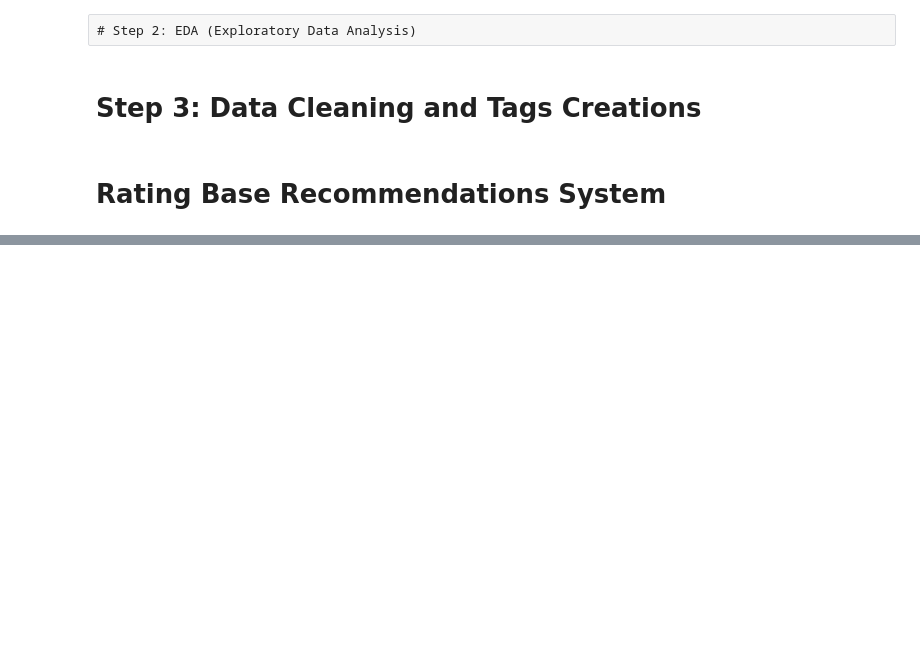
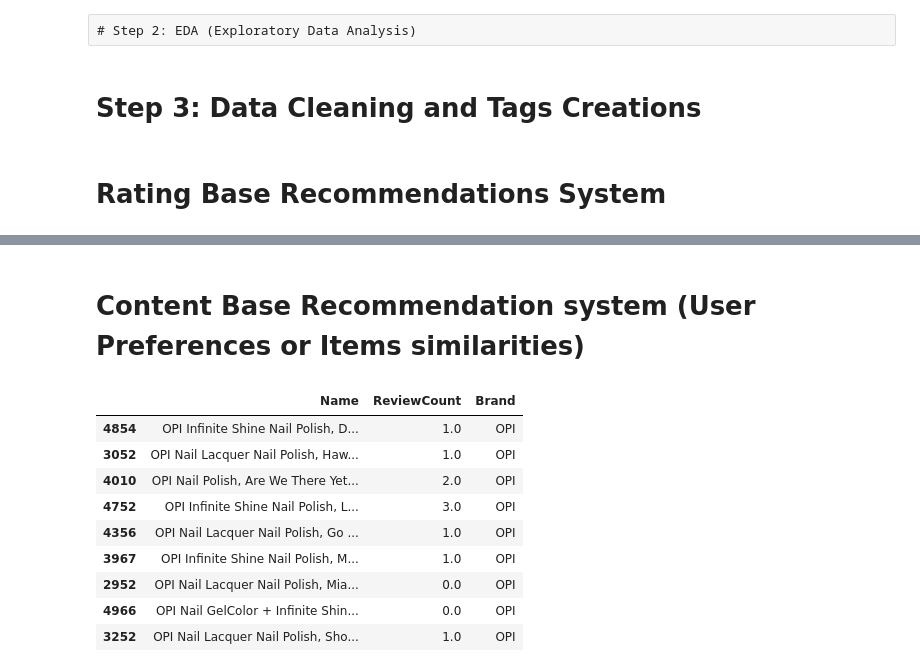
Before and after one commit to 611noorsaeed/E-Commerece-Recommendation-System-Machine-Learning-Product-Recommendation-system-, a Jupyter notebook: recommendations code.ipynb, the cells around one changed output, grey strips where cells are left out. Drawn from its saved outputs; the diff is of its cells as text; code cells hidden in the pictures; blank space fills up the shorter version.

```diff
--- a/recommendations code.ipynb
+++ b/recommendations code.ipynb
@@ -221,0 +251,32 @@ rating_base_recommendation
+# %% [markdown]
+# Content Base Recommendation system (User Preferences or Items similarities)
+# %%
+from sklearn.feature_extraction.text import TfidfVectorizer
+from sklearn.metrics.pairwise import cosine_similarity
+
+tfidf_vectorizer = TfidfVectorizer(stop_words='english')
+tfidf_matrix_content = tfidf_vectorizer.fit_transform(train_data['Tags'])
+cosine_similarities_content = cosine_similarity(tfidf_matrix_content,tfidf_matrix_content)
+# %%
+item_name = 'OPI Infinite Shine, Nail Lacquer Nail Polish, Bubble Bath'
+item_index = train_data[train_data['Name']==item_name].index[0]
+# %%
+similar_items = list(enumerate(cosine_similarities_content[item_index]))
+# %%
+similar_items = sorted(similar_items, key=lambda x:x[1], reverse=True)
+top_similar_items = similar_items[1:10]
+
+recommended_items_indics = [x[0] for x in top_similar_items]
+# %%
+train_data.iloc[recommended_items_indics][['Name','ReviewCount','Brand']]
+# %% [output]
+|  | Name | ReviewCount | Brand |
+| 4854 | OPI Infinite Shine Nail Polish, D... | 1.0 | OPI |
+| 3052 | OPI Nail Lacquer Nail Polish, Haw... | 1.0 | OPI |
+| 4010 | OPI Nail Polish, Are We There Yet... | 2.0 | OPI |
+| 4752 | OPI Infinite Shine Nail Polish, L... | 3.0 | OPI |
+| 4356 | OPI Nail Lacquer Nail Polish, Go ... | 1.0 | OPI |
+| 3967 | OPI Infinite Shine Nail Polish, M... | 1.0 | OPI |
+| 2952 | OPI Nail Lacquer Nail Polish, Mia... | 0.0 | OPI |
+| 4966 | OPI Nail GelColor + Infinite Shin... | 0.0 | OPI |
+| 3252 | OPI Nail Lacquer Nail Polish, Sho... | 1.0 | OPI |
```
Also changed, not shown: parts of 6 cells of this notebook.
